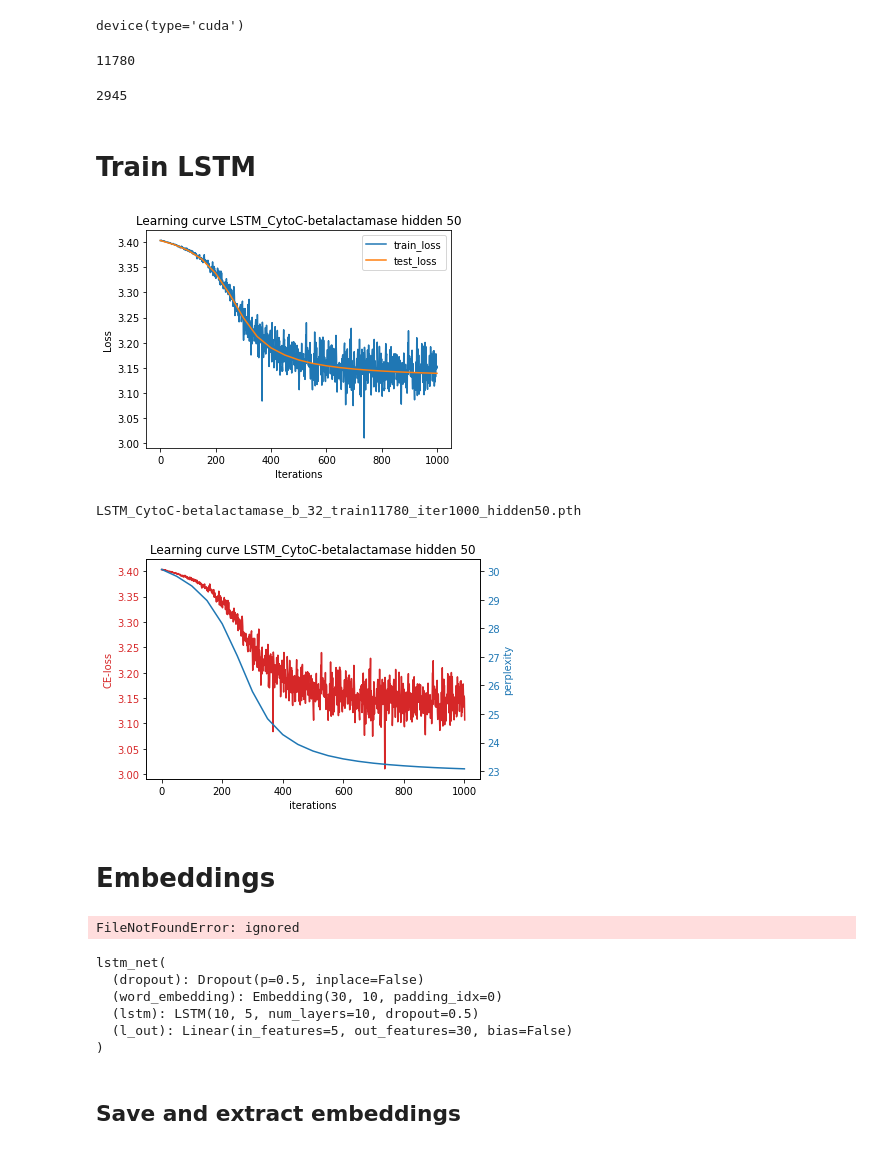
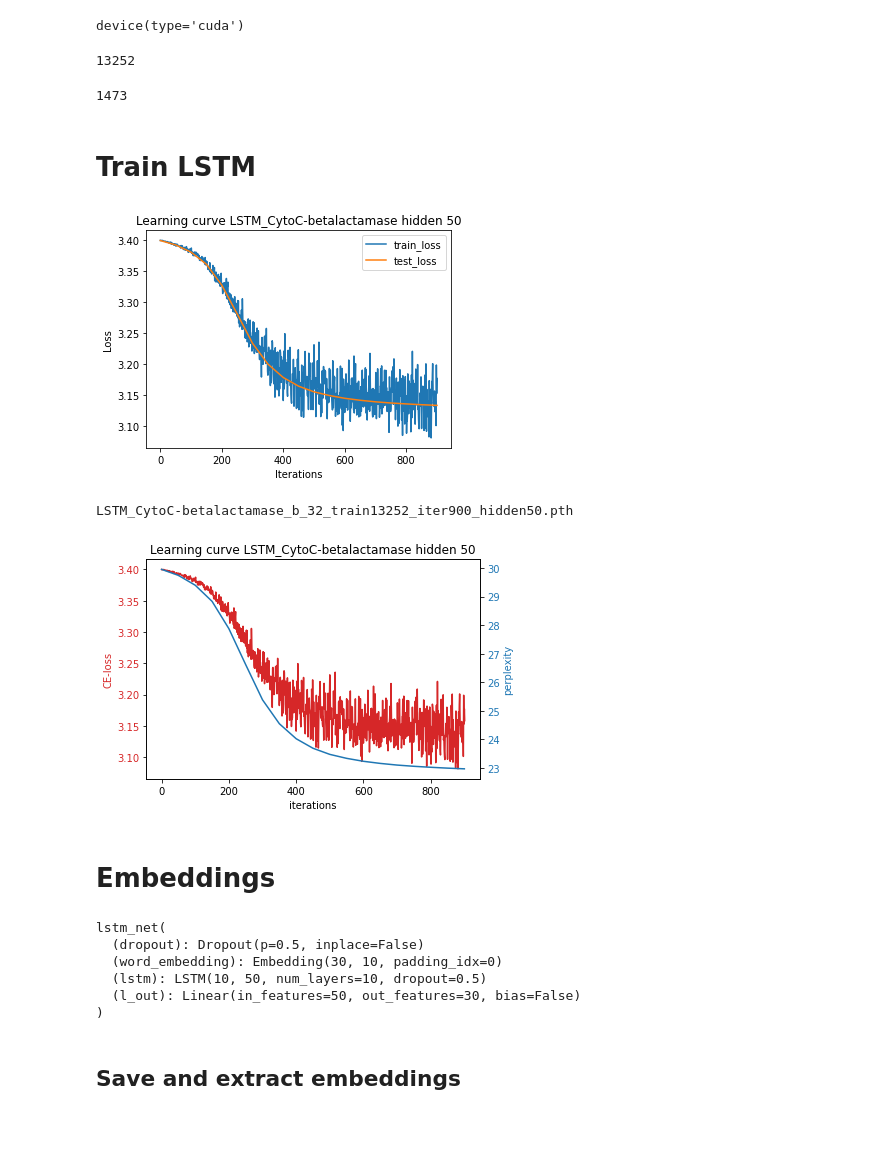
Before and after one commit to sofiastroustrup/02456-Deep-Learning-2020, a Jupyter notebook: notebooks/02-LSTM.ipynb, the cells around one changed output. Saved outputs shown, nothing was run; the diff lists cells and outputs as text; code cells hidden in the pictures.

Commit message:
final run 02-lstm

```diff
--- a/notebooks/02-LSTM.ipynb
+++ b/notebooks/02-LSTM.ipynb
@@ -56,6 +46,6 @@ Name: Protein families, dtype: int64
 # %%
 # get indices for train/test split
-train_idx, test_idx=get_train_test(list(range(n_seq)), list(range(n_seq)), train_frac=0.8)
+train_idx, test_idx=get_train_test(list(range(n_seq)), list(range(n_seq)), train_frac=0.9)
 
 # select train/test splits in table
 train_table = data.iloc[train_idx[0]]
@@ -95,11 +85,11 @@ device(type='cuda')
 # %%
 len(targets_train)
 # %% [output]
-11780
+13252
 # %%
 len(inputs_test)
 # %% [output]
-2945
+1473
 # %% [markdown]
 # Train LSTM
 # %%
@@ -192,7 +182,7 @@ testloader = DataLoader(test1,
 vocab_size=len(IUPAC_VOCAB)
 n_layers=10
 hidden_size=50
-max_iter = 1000
+max_iter = 900
 eval_every = 50
 log_every=100
 
@@ -224,8 +214,6 @@ while i<max_iter:
               inputs_test, targets_test = inputs_test.to(device), targets_test.to(device)
               outputs, h=net(inputs_test)
 
-              #h_test, c0_test = h.cuda(), c.cuda()
-
               #print(outputs.shape)
               # reshape the targets for use in loss function
               targets_test_f=[item for sublist in targets_test for item in sublist]
@@ -237,13 +225,12 @@ while i<max_iter:
 
               # pick the values for the label and zero out the rest with the mask
               outputs = outputs[range(outputs.shape[0]), targets_test_flat] * mask
-              #print(outputs.shape)
+
               # compute cross entropy loss which ignores all <PAD> tokens
               loss_test = -(torch.sum(outputs) / nb_tokens)
-              #print(loss_test)
+
               # Update loss
               sum_loss_test += loss_test.detach().cpu().numpy()
-              #print(sum_loss_test)
               #stats["test_loss_all"].append(loss_test)
 
           stats["test_iter"].append(i)
@@ -283,34 +270,34 @@ while i<max_iter:
         #epoch_training_loss += loss.detach().cpu().numpy()
         stats["train_loss"].append(loss.detach().cpu().numpy())
         stats["train_iter"].append(i)
 
         # Print loss every 10 iterations
         #if i % 10 == 0:
         #  print(f'Iter {i}, training loss: {stats["train_loss"][-1]}, test loss: {stats["test_loss"][-1]}')
 
 
         # Log i figure
         if i % log_every == 0:
           fig = plt.figure(figsize=(12,4))
           plt.subplot(1, 2, 1)
           plt.title("Learning curve {} hidden {}".format(name, hidden_size))
           plt.plot(stats["train_iter"], stats["train_loss"], label='train_loss')
           plt.plot(stats["test_iter"], stats["test_loss"], label='test_loss')
           plt.legend()
           plt.xlabel('Iterations')
           plt.ylabel('Loss')
           fig.savefig("visualization/learning_curves/2nd_CE_{}".format(name))
           plt.show()
           display.clear_output(wait=True)
 
           #print(f'Iter {i}, training loss: {stats["train_loss"][-1]}, test loss: {stats["test_loss"][-1]}')
           #print("Train, it: {} loss: {:.2f} accs: {:.2f}".format(i, train_loss[-1], train_accs[-1]))
 
         if i>max_iter:
           break
         i+=1
 # %% [output]
-[figure, old version]
+[figure, new version]
 # %%
 import pandas as pd
 test_table_num=test_table.to_numpy()
@@ -319,5 +306,5 @@ test_table_num=test_table.to_numpy()
 PATH = '{}_b_{}_train{}_iter{}_hidden{}.pth'.format(name, batch_size, train_size, max_iter,hidden_size)
 print(PATH)
 # %% [output]
-LSTM_CytoC-betalactamase_b_32_train11780_iter1000_hidden50.pth
+LSTM_CytoC-betalactamase_b_32_train13252_iter900_hidden50.pth
 # %%
@@ -361,7 +348,7 @@ fig.tight_layout()  # otherwise the right y-label is slightly clipped
 #plt.show()
 plt.savefig("visualization/learning_curves/train_{}_hidden{}".format(name, hidden_size))
 # %% [output]
-[figure, old version]
+[figure, new version]
 # %% [markdown]
 # Embeddings
 # %%
@@ -369,8 +356,6 @@ from sklearn.manifold import TSNE
 import seaborn as sns
 # %%
 pth=torch.load("models/{}_b_{}_train{}_iter{}_hidden{}.pth".format(name,batch_size, train_size, max_iter, hidden_size), map_location=torch.device('cpu'))
-# %% [output]
-FileNotFoundError: ignored
 # %%
 stats = pth["stats"]
 test_info = pd.DataFrame(pth["test_table"][0], columns=pth["test_table"][1])
@@ -384,8 +369,8 @@ net.eval()
 lstm_net(
   (dropout): Dropout(p=0.5, inplace=False)
   (word_embedding): Embedding(30, 10, padding_idx=0)
-  (lstm): LSTM(10, 5, num_layers=10, dropout=0.5)
-  (l_out): Linear(in_features=5, out_features=30, bias=False)
+  (lstm): LSTM(10, 50, num_layers=10, dropout=0.5)
+  (l_out): Linear(in_features=50, out_features=30, bias=False)
 )
 # %% [markdown]
 ## Save and extract embeddings
```
Also changed, not shown: parts of 7 cells of this notebook, 5 other files.
